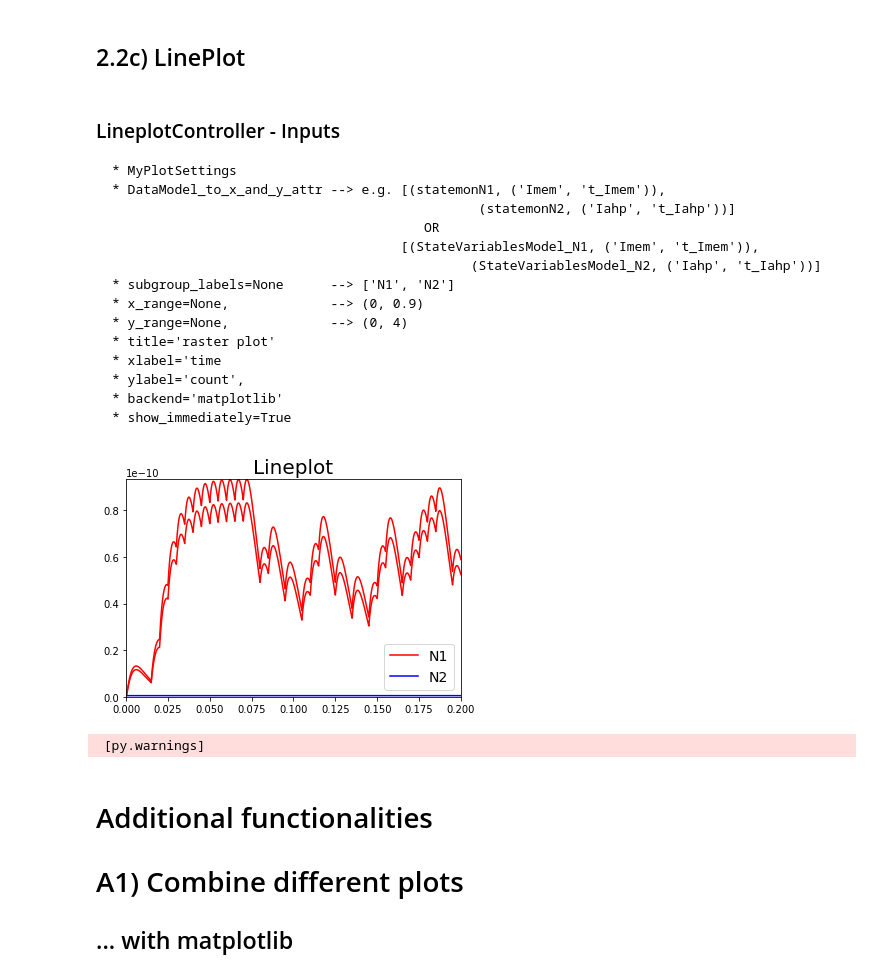
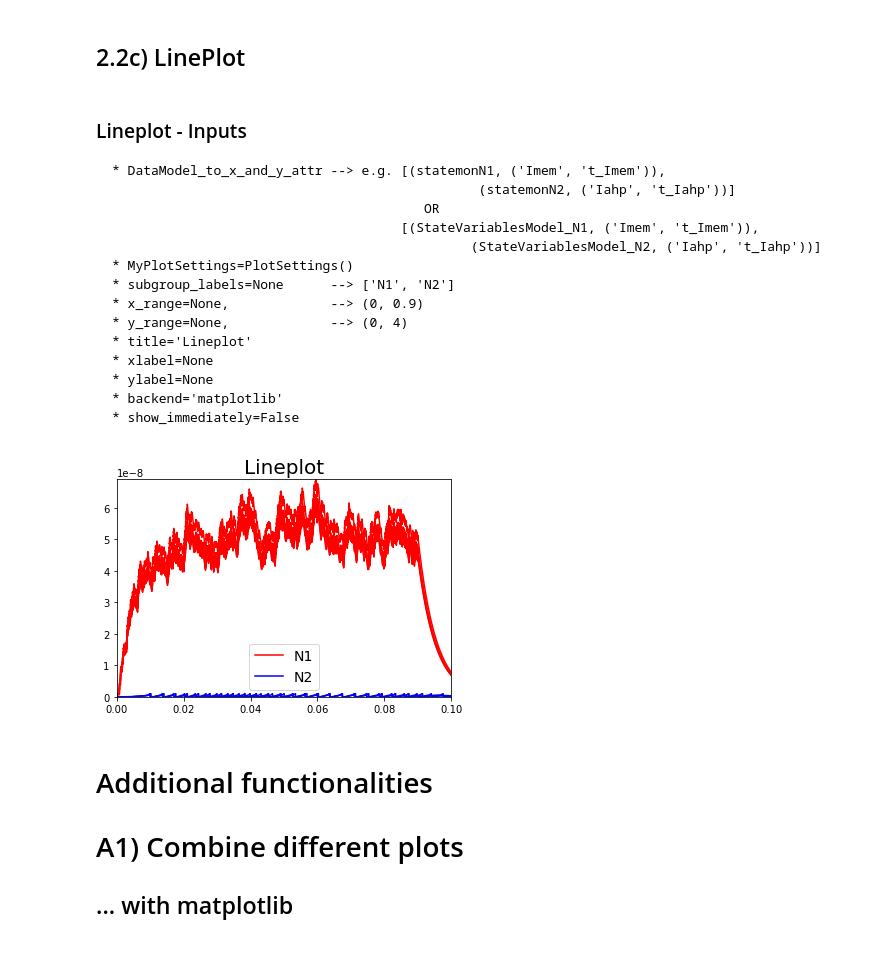
Before and after one commit to russelljjarvis/teiili, a Jupyter notebook: teili/tools/visualizer/examples_visualizer.ipynb, the cells around one changed output. Saved outputs shown, nothing was run; the diff lists cells and outputs as text; code cells hidden in the pictures.

```diff
--- a/teili/tools/visualizer/examples_visualizer.ipynb
+++ b/teili/tools/visualizer/examples_visualizer.ipynb
@@ -302,50 +312,48 @@ RC = RasterplotController(MyEventsModels=MyEventsModels, MyPlotSettings=MyPlotSe
 # %% [markdown]
 ## 2.2c) LinePlot
 # %% [markdown]
-### LineplotController - Inputs
+### Lineplot - Inputs
 
-    * MyPlotSettings
     * DataModel_to_x_and_y_attr --> e.g. [(statemonN1, ('Imem', 't_Imem')),
                                                    (statemonN2, ('Iahp', 't_Iahp'))]
                                             OR
                                          [(StateVariablesModel_N1, ('Imem', 't_Imem')),
                                                   (StateVariablesModel_N2, ('Iahp', 't_Iahp'))]
+    * MyPlotSettings=PlotSettings()
     * subgroup_labels=None      --> ['N1', 'N2']
     * x_range=None,             --> (0, 0.9)
     * y_range=None,             --> (0, 4)
-    * title='raster plot'
-    * xlabel='time
-    * ylabel='count',
+    * title='Lineplot'
+    * xlabel=None
+    * ylabel=None
     * backend='matplotlib'
-    * show_immediately=True
+    * show_immediately=False
 # %%
-from teili.tools.visualizer.DataControllers import LineplotController
+from teili.tools.visualizer.DataControllers import Lineplot
 ''' Simple example to plot a lineplot of two NeuronGroups '''
 
 # plot data from BrianSpikeMontiors
-DataModel_to_x_and_y_attr = [(statemonN1, ('t', 'Imem')), (statemonN2, ('t', 'Iahp'))]
+DataModel_to_x_and_y_attr = [(statemonN1, ('t', 'Iin')), (statemonN2, ('t', 'Imem'))]
 # or plot data from StateVariablesModel
 SVM_N1 = StateVariablesModel.from_brian_state_monitors([statemonN1])
 SVM_N2 = StateVariablesModel.from_brian_state_monitors([statemonN2])
-DataModel_to_x_and_y_attr = [(SVM_N1, ('t_Imem', 'Imem')), (SVM_N2, ('t_Iahp', 'Iahp'))]
+DataModel_to_x_and_y_attr = [(SVM_N1, ('t_Iin', 'Iin')), (SVM_N2, ('t_Imem', 'Imem'))]
 
 subgroup_labels = ['N1', 'N2']
 
 # MATPLOTLIB backend
-LC = LineplotController(MyPlotSettings=MyPlotSettings,
-                          DataModel_to_x_and_y_attr=DataModel_to_x_and_y_attr,
-                          subgroup_labels=subgroup_labels,
-                          backend='matplotlib')
+LC = Lineplot(DataModel_to_x_and_y_attr=DataModel_to_x_and_y_attr,
+                  MyPlotSettings=MyPlotSettings,
+                  subgroup_labels=subgroup_labels,
+                  backend='matplotlib')
 # %% [output]
-[figure, old version]
+[figure, new version]
 # %%
 # PYQTGRAPH backend
-LC = LineplotController(MyPlotSettings=MyPlotSettings,
-                          DataModel_to_x_and_y_attr=DataModel_to_x_and_y_attr,
-                          subgroup_labels=subgroup_labels,
-                          backend='pyqtgraph', QtApp=QtApp)
+LC = Lineplot(DataModel_to_x_and_y_attr=DataModel_to_x_and_y_attr,
+                  MyPlotSettings=MyPlotSettings,
+                  subgroup_labels=subgroup_labels,
+                  backend='pyqtgraph', QtApp=QtApp, show_immediately=True)
-# %% [output]
- [py.warnings]
 # %% [markdown]
 # Additional functionalities
 
```
Also changed, not shown: parts of 16 cells of this notebook.
